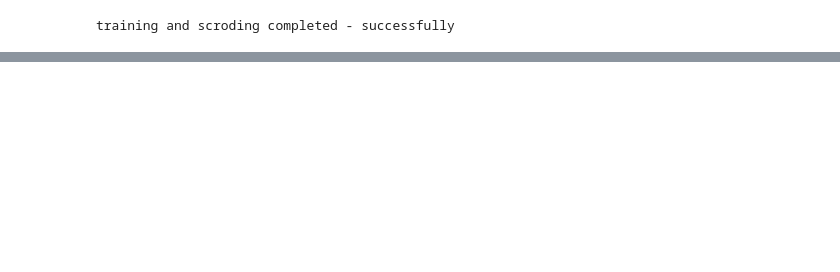
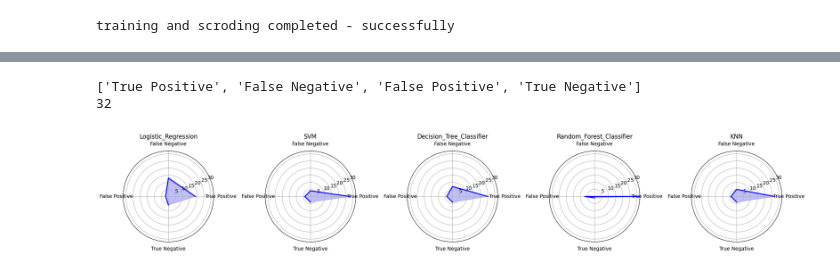
Before and after one commit to umerimtiaz/Disease_prediction_and_diagnosis, a Jupyter notebook: dpad.ipynb, the cells around one changed output, grey strips where cells are left out. Saved outputs shown, nothing was run; the diff lists cells and outputs as text; code cells hidden in the pictures; blank space fills up the shorter version.

```diff
--- a/dpad.ipynb
+++ b/dpad.ipynb
@@ -314,0 +333,41 @@ score array:
+# %%
+import matplotlib.pyplot as plt
+import numpy as np
+
+# Define labels for radar chart axes
+labels = ['True Positive','False Negative','False Positive', 'True Negative']
+print(labels)
+# Create subplots for each radar chart
+fig, axs = plt.subplots(1, 5, figsize=(20, 4), subplot_kw=dict(polar=True))
+counter = 0
+
+print(max_val)
+for cm in models_scores_confusion_matrix:
+    model = cm[0]
+    data = cm[1].flatten()
+
+    # Compute angle for each axis
+    angles = np.linspace(0, 2 * np.pi, len(labels), endpoint=False).tolist()
+
+    # Plot radar chart
+    axs[counter].fill(angles, data, color='blue', alpha=0.25)
+    axs[counter].plot(angles, data, color='blue', linewidth=2)
+    axs[counter].set_ylim(0, max_val)  # Adjust the y-axis limit if needed
+
+    # Add labels
+    axs[counter].set_xticks(angles)
+    axs[counter].set_xticklabels(labels)
+    axs[counter].set_title(model)
+
+    # Increment counter
+    counter += 1
+
+# Adjust layout
+plt.tight_layout()
+
+# Show the plot
+plt.show()
+# %% [output]
+['True Positive', 'False Negative', 'False Positive', 'True Negative']
+32
+[figure, added]
```
Also changed, not shown: parts of 9 cells of this notebook, 7 other files.
